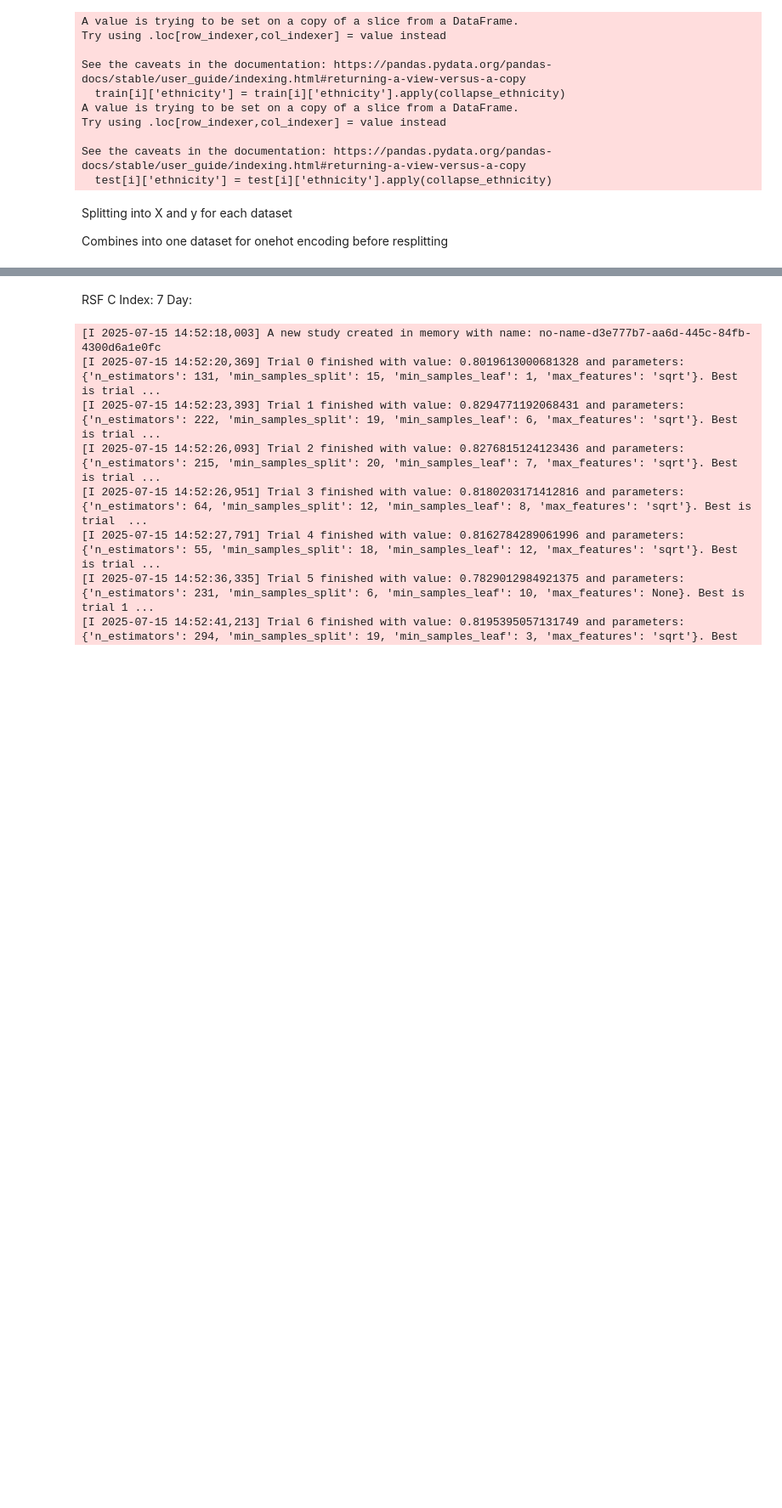
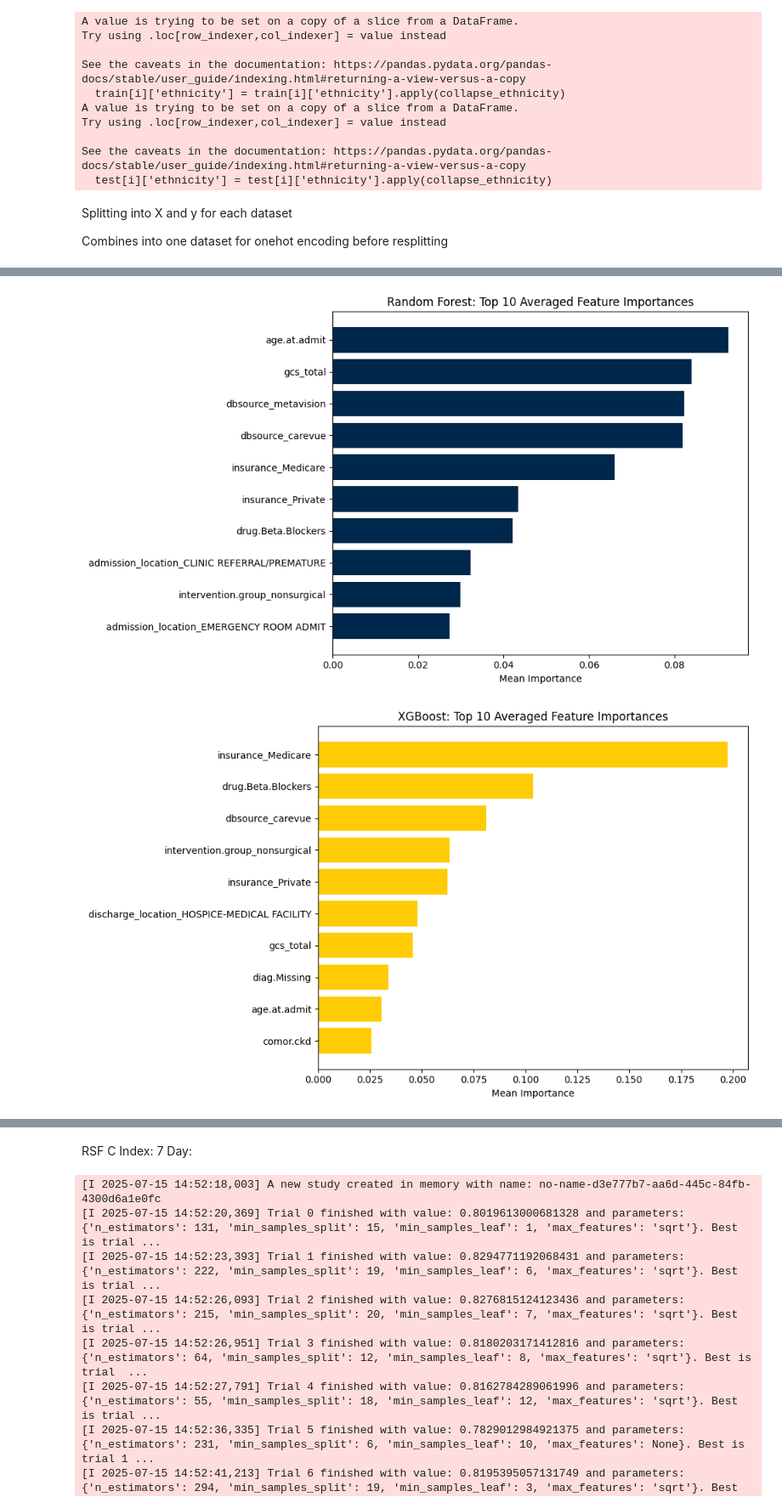
Before and after one commit to abrownjosh/mimic-survival-causal, a Jupyter notebook: Survival Analysis/CrossValidation.ipynb, the cells around one changed output, grey strips where cells are left out. Shown: that part at 85% size. Cells and saved outputs as stored; diff of their text form; code cells hidden in the pictures; blank space fills up the shorter version.

```diff
--- a/Survival Analysis/CrossValidation.ipynb
+++ b/Survival Analysis/CrossValidation.ipynb
@@ -317,0 +509,34 @@ Train Set 2, Test Set 3:
+# %%
+# Compute mean importance across imputations
+avg_rsf_importance = np.mean(np.stack(rf_importances), axis=0)
+avg_gb_importance = np.mean(np.stack(xgb_importances), axis=0)
+
+# Create DataFrames for plotting
+rsf_importance_df = pd.DataFrame({
+    'Feature': feature_names,
+    'Importance': avg_rsf_importance
+}).sort_values("Importance", ascending=False)
+
+gb_importance_df = pd.DataFrame({
+    'Feature': feature_names,
+    'Importance': avg_gb_importance
+}).sort_values("Importance", ascending=False)
+
+# RSF - Top 10 Features
+plt.figure(figsize=(10, 6))
+plt.barh(rsf_importance_df['Feature'][:10][::-1], rsf_importance_df['Importance'][:10][::-1], color='#00274C')
+plt.title("Random Forest: Top 10 Averaged Feature Importances")
+plt.xlabel("Mean Importance")
+plt.tight_layout()
+plt.show()
+
+# GB (XGBoost) - Top 10 Features
+plt.figure(figsize=(10, 6))
+plt.barh(gb_importance_df['Feature'][:10][::-1], gb_importance_df['Importance'][:10][::-1], color='#FFCB05')
+plt.title("XGBoost: Top 10 Averaged Feature Importances")
+plt.xlabel("Mean Importance")
+plt.tight_layout()
+plt.show()
+# %% [output]
+[figure, added]
+[figure, added]
```
Also changed, not shown: parts of 14 cells of this notebook.
